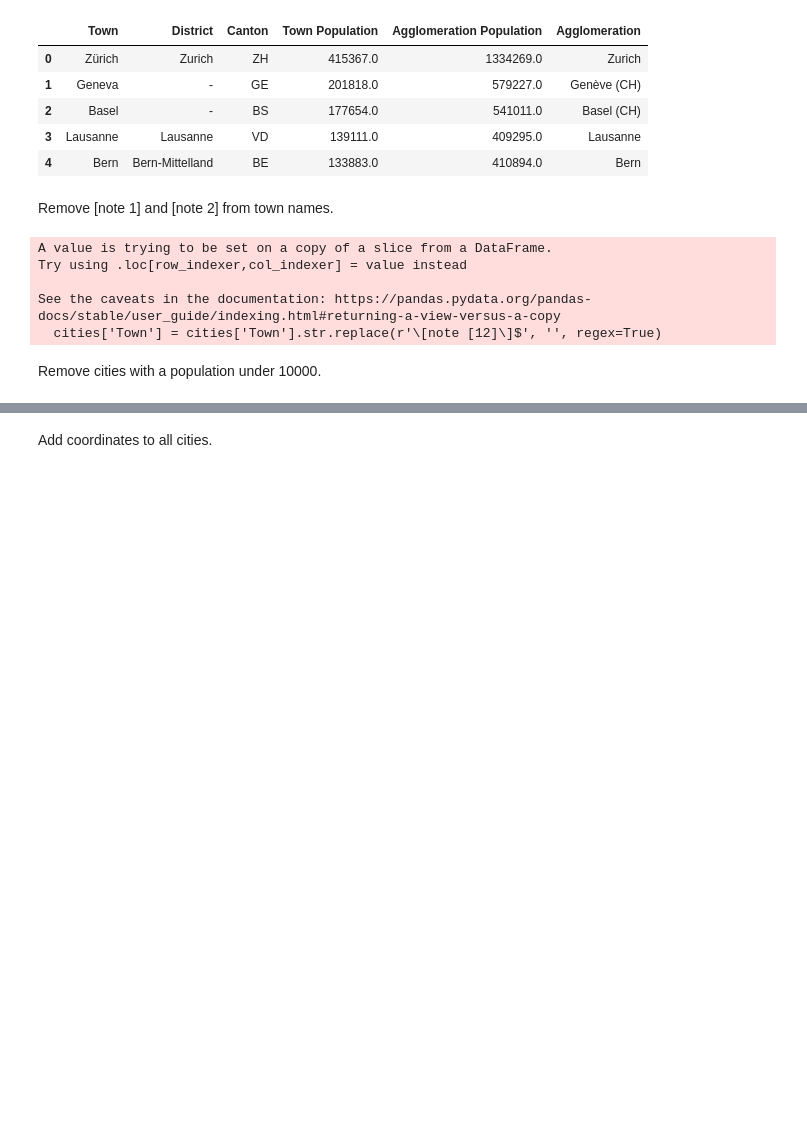
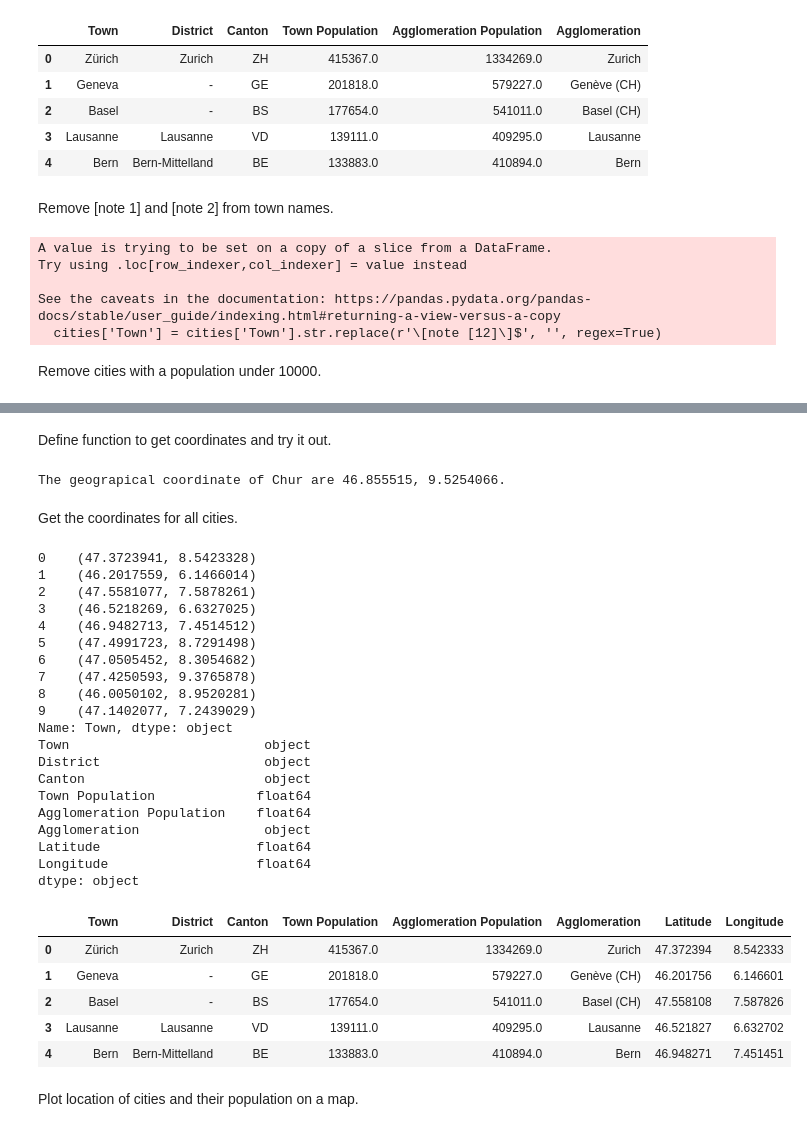
Before and after one commit to jodietrich/Coursera_Capstone, a Jupyter notebook: swiss_city_clustering.ipynb, the cells around one changed output, grey strips where cells are left out. Drawn from its saved outputs; the diff is of its cells as text; code cells hidden in the pictures; blank space fills up the shorter version.

Commit message:
get coordinates of cities

```diff
--- a/swiss_city_clustering.ipynb
+++ b/swiss_city_clustering.ipynb
@@ -93,2 +141,59 @@ cities
+# %% [markdown]
+Define function to get coordinates and try it out.
+# %%
+try_town = 'Chur'
+geoloc = Nominatim(user_agent="swiss_explorer")
+
+def get_lat_lon_from_address(address, geolocator=geoloc):
+    location = geolocator.geocode(address)
+    latitude = location.latitude
+    longitude = location.longitude
+    return latitude, longitude
+
+def get_coords_from_town(town_name, country='Switzerland', geolocator=geoloc):
+    address = town_name + ', ' + country
+    return get_lat_lon_from_address(address, geolocator)
+
+latitude, longitude = get_coords_from_town(try_town)
+print('The geograpical coordinate of {} are {}, {}.'.format(try_town, latitude, longitude))
+# %% [output]
+The geograpical coordinate of Chur are 46.855515, 9.5254066.
 # %% [markdown]
-Add coordinates to all cities.
+Get the coordinates for all cities.
+# %%
+lat_lon = cities['Town'].apply(get_coords_from_town)
+# %%
+print(lat_lon[:10])
+cities['Latitude'] = lat_lon.map(lambda x: x[0])
+cities['Longitude'] = lat_lon.map(lambda x: x[1])
+print(cities.dtypes)
+display(cities.head())
+# %% [output]
+0    (47.3723941, 8.5423328)
+1    (46.2017559, 6.1466014)
+2    (47.5581077, 7.5878261)
+3    (46.5218269, 6.6327025)
+4    (46.9482713, 7.4514512)
+5    (47.4991723, 8.7291498)
+6    (47.0505452, 8.3054682)
+7    (47.4250593, 9.3765878)
+8    (46.0050102, 8.9520281)
+9    (47.1402077, 7.2439029)
+Name: Town, dtype: object
+Town                         object
+District                     object
+Canton                       object
+Town Population             float64
+Agglomeration Population    float64
+Agglomeration                object
+Latitude                    float64
+Longitude                   float64
+dtype: object
+|  | Town | District | Canton | Town Population | Agglomeration Population | Agglomeration | Latitude | Longitude |
+| 0 | Zürich | Zurich | ZH | 415367.0 | 1334269.0 | Zurich | 47.372394 | 8.542333 |
+| 1 | Geneva | - | GE | 201818.0 | 579227.0 | Genève (CH) | 46.201756 | 6.146601 |
+| 2 | Basel | - | BS | 177654.0 | 541011.0 | Basel (CH) | 47.558108 | 7.587826 |
+| 3 | Lausanne | Lausanne | VD | 139111.0 | 409295.0 | Lausanne | 46.521827 | 6.632702 |
+| 4 | Bern | Bern-Mittelland | BE | 133883.0 | 410894.0 | Bern | 46.948271 | 7.451451 |
+# %% [markdown]
+Plot location of cities and their population on a map.
```
Also changed, not shown: parts of 5 cells of this notebook.
